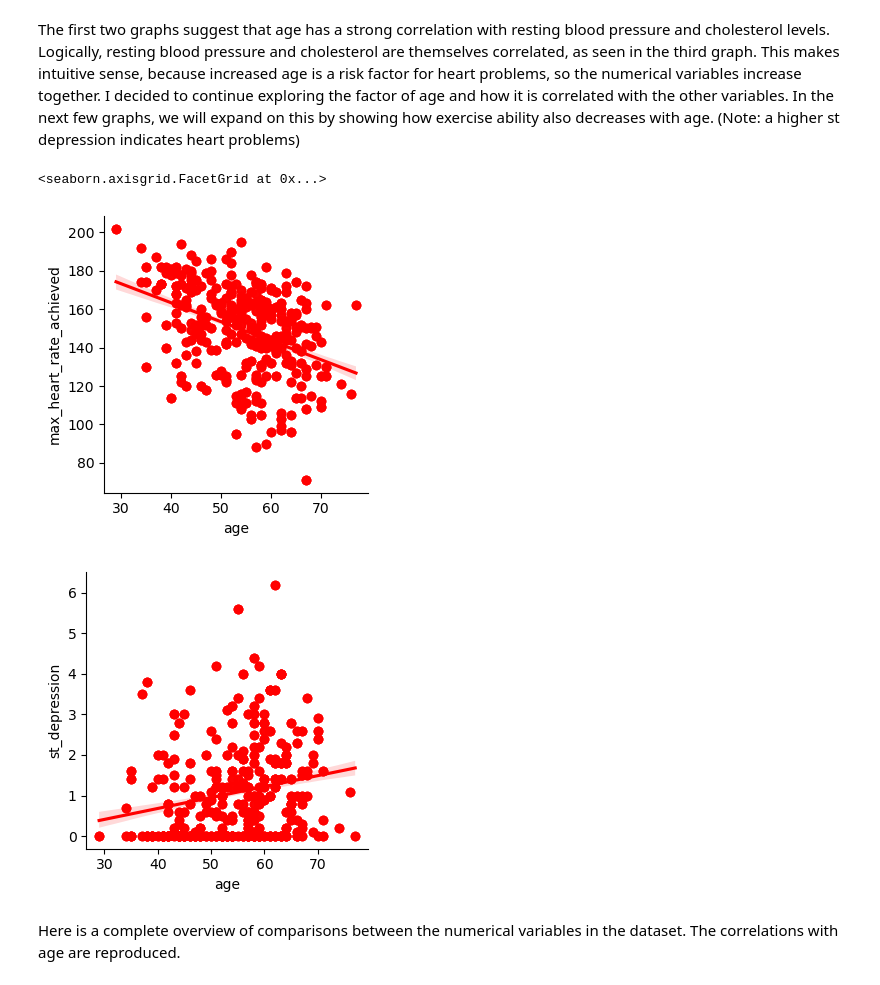
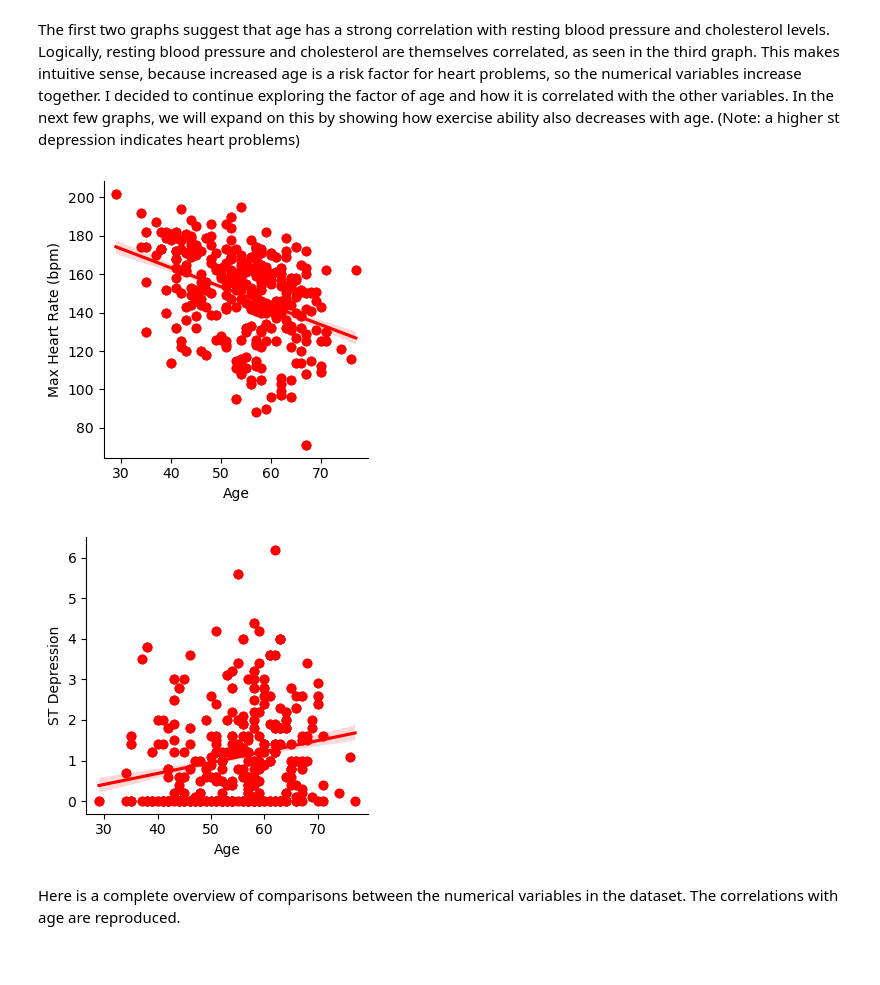
Before and after one commit to naregp/PUBH1142, a Jupyter notebook: Project.ipynb, the cells around one changed output. Cells and saved outputs as stored; diff of their text form; code cells hidden in the pictures.

```diff
--- a/Project.ipynb
+++ b/Project.ipynb
@@ -161,13 +170,18 @@ The first two graphs suggest that age has a strong correlation with resting bloo
 # %%
 # make a graph comparing age on the x-axis and max heart rate achieved on the y-axis and add a line of best fit. make the points red
 sns.lmplot(x='age', y='max_heart_rate_achieved', data=df, height=3.5, aspect=1, line_kws={'color': 'red'}, scatter_kws={'color': 'red'})
+plt.ylabel('Max Heart Rate (bpm)')
+plt.xlabel('Age')
+plt.show()
 
 # make a graph comparing age on the x-axis and st depression on the y-axis and add a line of best fit. make the points red
 sns.lmplot(x='age', y='st_depression', data=df, height=3.5, aspect=1, line_kws={'color': 'red'}, scatter_kws={'color': 'red'})
+plt.ylabel('ST Depression')
+plt.xlabel('Age')
+plt.show()
 # %% [output]
-<seaborn.axisgrid.FacetGrid at 0x...>
-[figure, old version]
+[figure, new version]
-[figure, old version]
+[figure, new version]
 # %% [markdown]
 Here is a complete overview of comparisons between the numerical variables in the dataset. The correlations with age are reproduced.
 # %%
```
Also changed, not shown: parts of 4 cells of this notebook.
